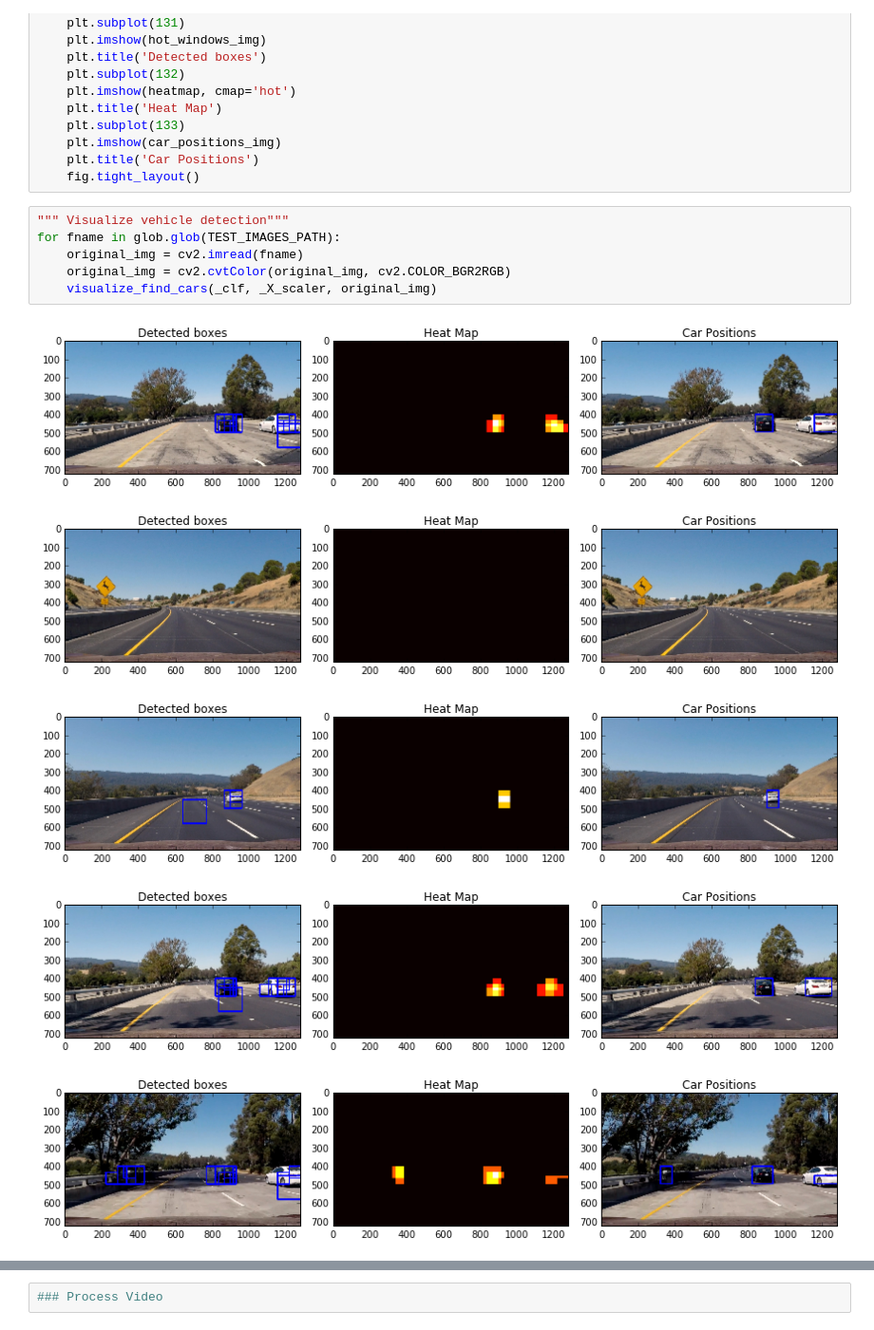
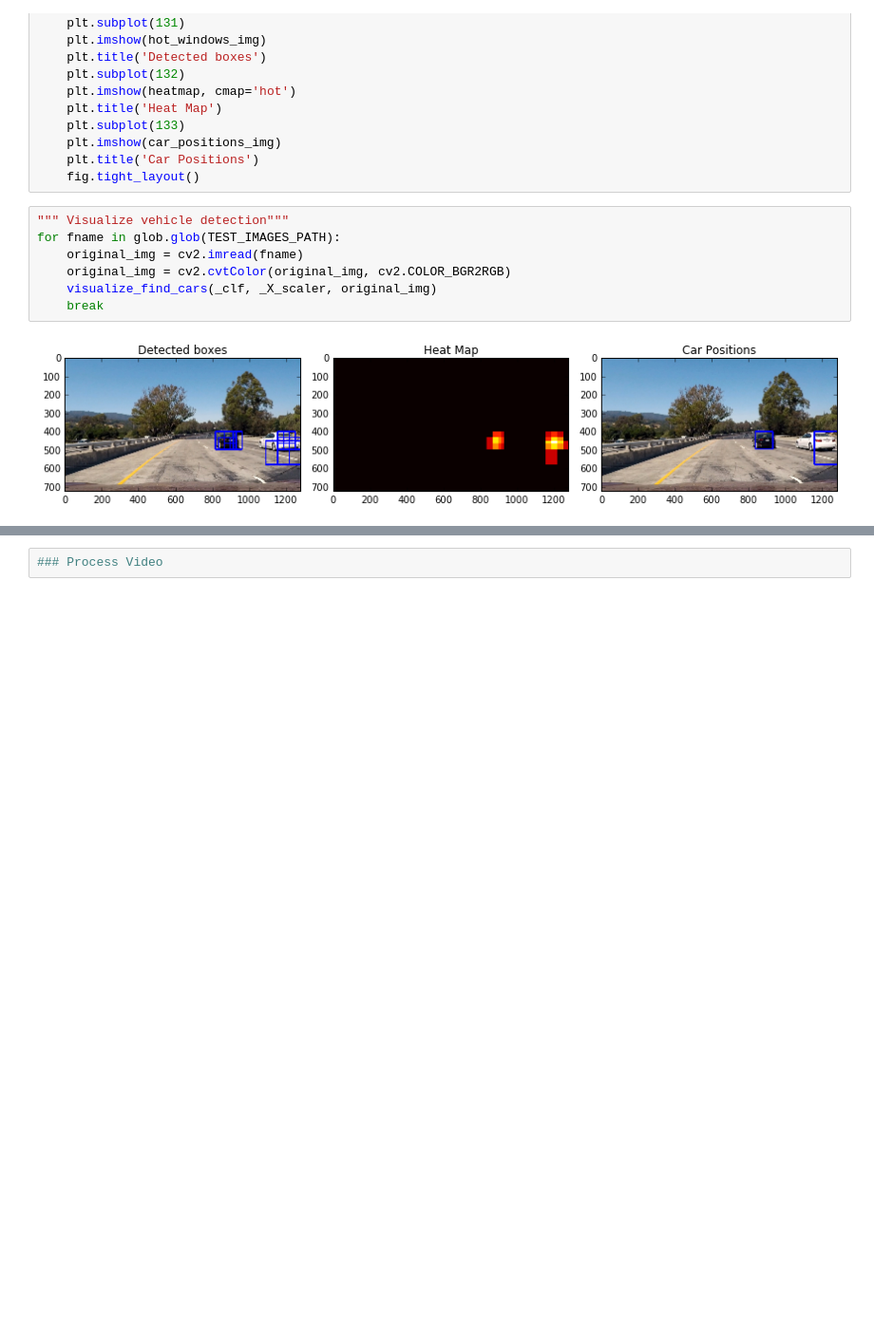
Before and after one commit to jasonhuh/CarND-Vehicle-Detection, a Jupyter notebook: CarND-Vehicle-Detection.ipynb, the cells around one changed output, grey strips where cells are left out. Shown at 95% size. Saved outputs shown, nothing was run; the diff lists cells and outputs as text; blank space fills up the shorter version.

```diff
--- a/CarND-Vehicle-Detection.ipynb
+++ b/CarND-Vehicle-Detection.ipynb
@@ -280,12 +284,9 @@ def visualize_find_cars(clf, X_scaler, original_img):
 # %%
 """ Visualize vehicle detection"""
 for fname in glob.glob(TEST_IMAGES_PATH):
     original_img = cv2.imread(fname)
     original_img = cv2.cvtColor(original_img, cv2.COLOR_BGR2RGB)
     visualize_find_cars(_clf, _X_scaler, original_img)
+    break
 # %% [output]
-[figure, old version]
+[figure, new version]
-[figure, removed]
-[figure, removed]
-[figure, removed]
-[figure, removed]
```
Also changed, not shown: parts of 11 cells of this notebook, 1 other file.
